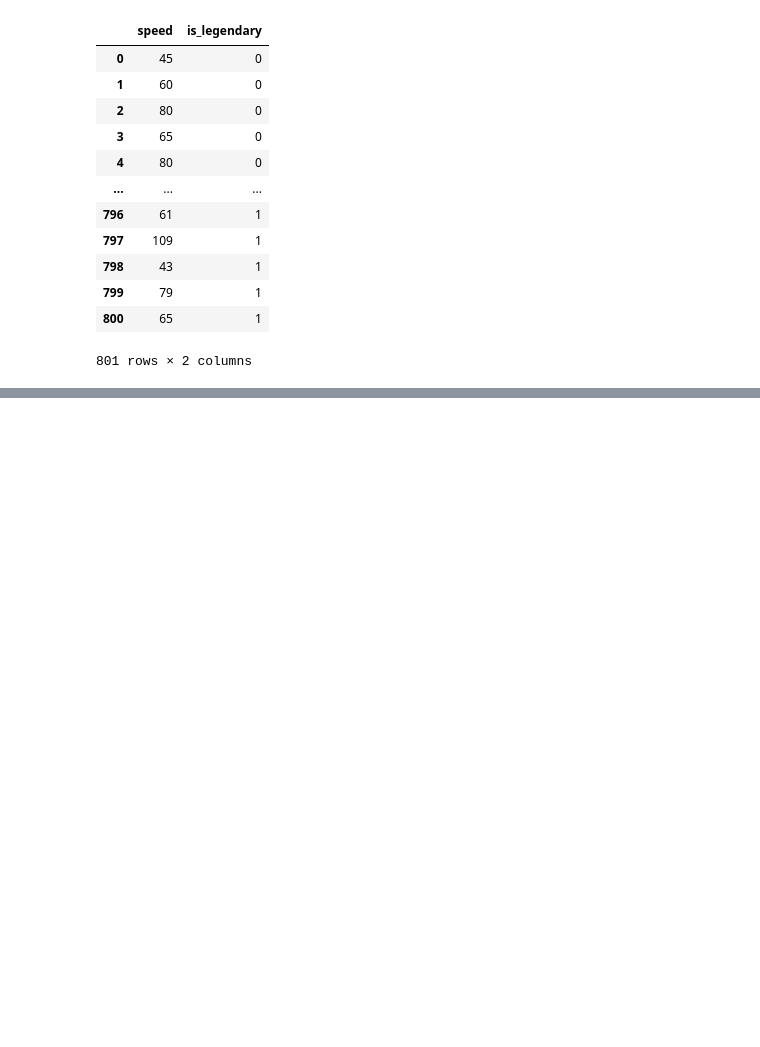
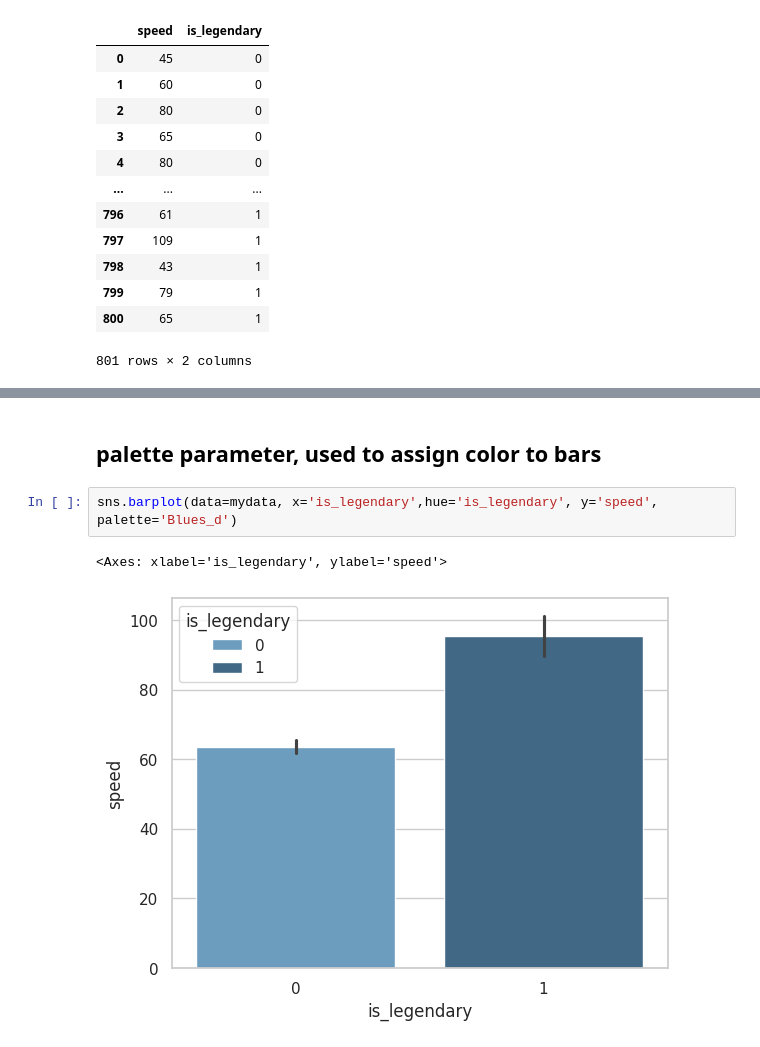
Before and after one commit to hardeepmatharu/seaborn-plots-practice, a Jupyter notebook: bar-plot-seaborn.ipynb, the cells around one changed output, grey strips where cells are left out. Cells and saved outputs as stored; diff of their text form; blank space fills up the shorter version.

```diff
--- a/bar-plot-seaborn.ipynb
+++ b/bar-plot-seaborn.ipynb
@@ -58,0 +66,7 @@ mydata.loc[:,['speed','is_legendary']] # only 2 columns using loc
+# %% [markdown]
+## palette parameter, used to assign color to bars
+# %%
+sns.barplot(data=mydata, x='is_legendary',hue='is_legendary', y='speed', palette='Blues_d')
+# %% [output]
+<Axes: xlabel='is_legendary', ylabel='speed'>
+[figure, added]
```
Also changed, not shown: parts of 8 cells of this notebook.
